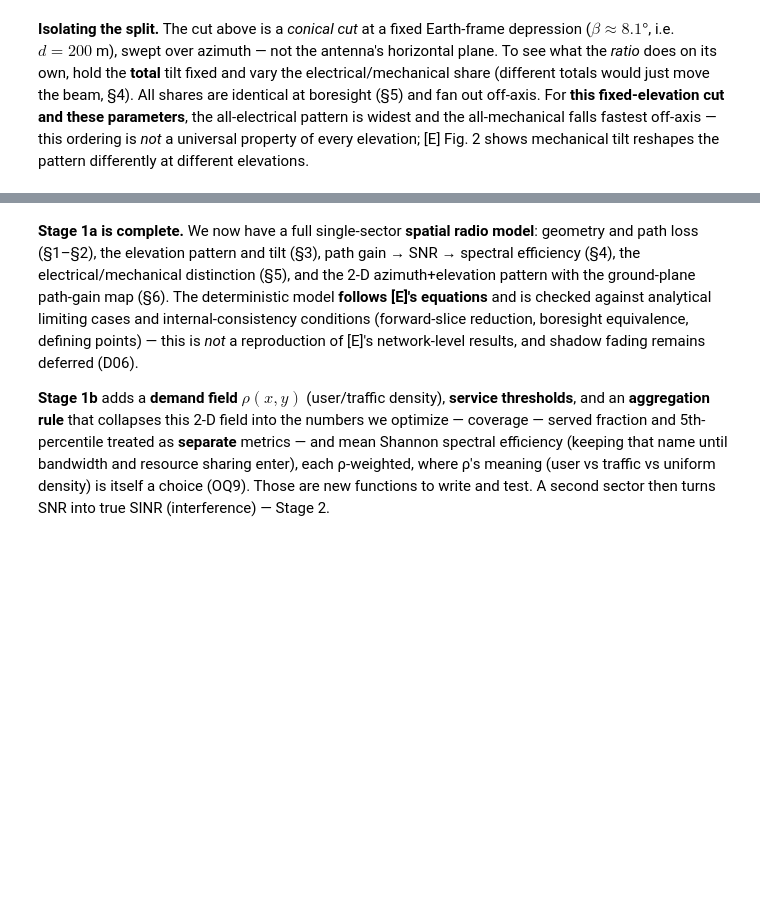
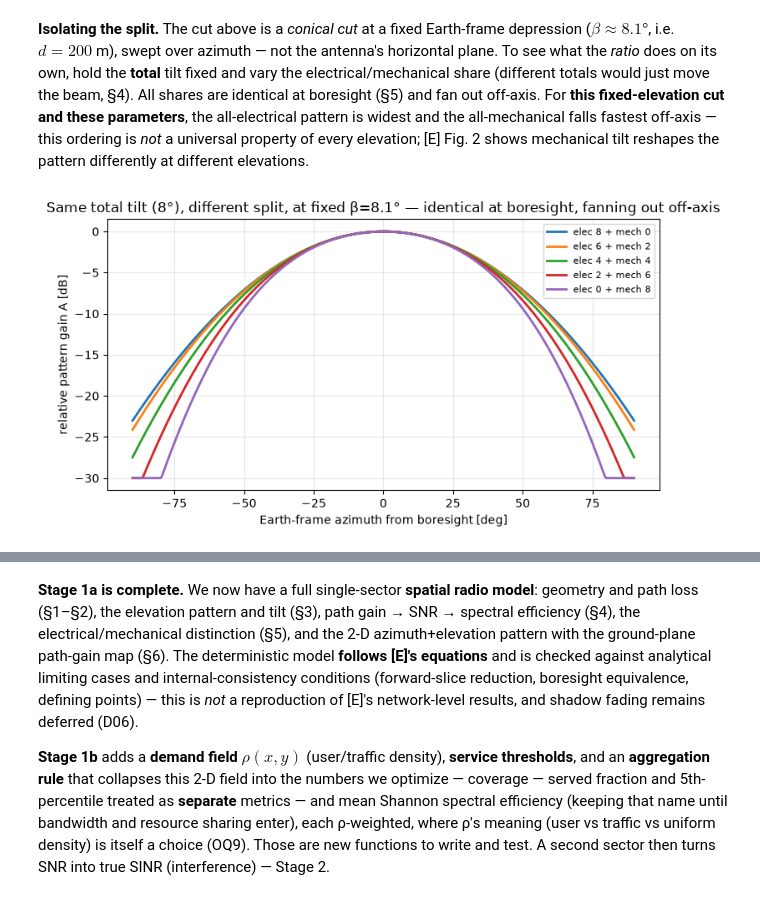
Before and after one commit to Rom5Leo/Telecom_Optimization, a Jupyter notebook: notebooks/antenna_tilt/01_one_antenna.ipynb, the cells around one changed output, grey strips where cells are left out. Drawn from its saved outputs; the diff is of its cells as text; code cells hidden in the pictures; blank space fills up the shorter version.

Commit message:
1a close: gain convention (A vs G0), Earth/antenna frames, near-tower mask (D09), narrowed claims - correction

```diff
--- a/notebooks/antenna_tilt/01_one_antenna.ipynb
+++ b/notebooks/antenna_tilt/01_one_antenna.ipynb
@@ -505,21 +505,23 @@ elevation; [E] Fig. 2 shows mechanical tilt reshapes the pattern differently at
 # %%
 # Split sweep at fixed total tilt: only the electrical/mechanical ratio changes.
 total = 8.0
 ratios = [(8, 0), (6, 2), (4, 4), (2, 6), (0, 8)]   # (electrical, mechanical), each summing to `total`
 az = np.linspace(-90, 90, 361)
 beta0 = elevation_angle_deg(200.0)
 
-# TODO (logic): one azimuth cut per split (map pattern_gain_db over az at this beta0).
-cuts = ...   # e.g. {(ae, am): np.array([pattern_gain_db(beta0, a, ae, am) for a in az]) for (ae, am) in ratios}
+# one azimuth cut per split (map pattern_gain_db over az at this beta0).
+cuts = {(ae, am): np.array([pattern_gain_db(beta0, a, ae, am) for a in az]) for (ae, am) in ratios}
 
 fig, ax = plt.subplots(figsize=(7.5, 4.2))
 for (ae, am) in ratios:
     ax.plot(az, cuts[(ae, am)], lw=2, label=f"elec {ae} + mech {am}")
 ax.set_xlabel("Earth-frame azimuth from boresight [deg]"); ax.set_ylabel("relative pattern gain A [dB]")
 ax.set_title(f"Same total tilt ({total:.0f}°), different split, at fixed β={beta0:.1f}° — "
              f"identical at boresight, fanning out off-axis")
 ax.legend(fontsize=8); ax.grid(alpha=0.3)
 plt.tight_layout(); plt.show()
+# %% [output]
+[figure, added]
 # %%
 # The 2-D spatial radio model: path gain over the ground plane (boresight along +x).
 xs = np.linspace(-600, 600, 241); ys = np.linspace(-600, 600, 241)
```
Also changed, not shown: parts of 3 cells of this notebook.
